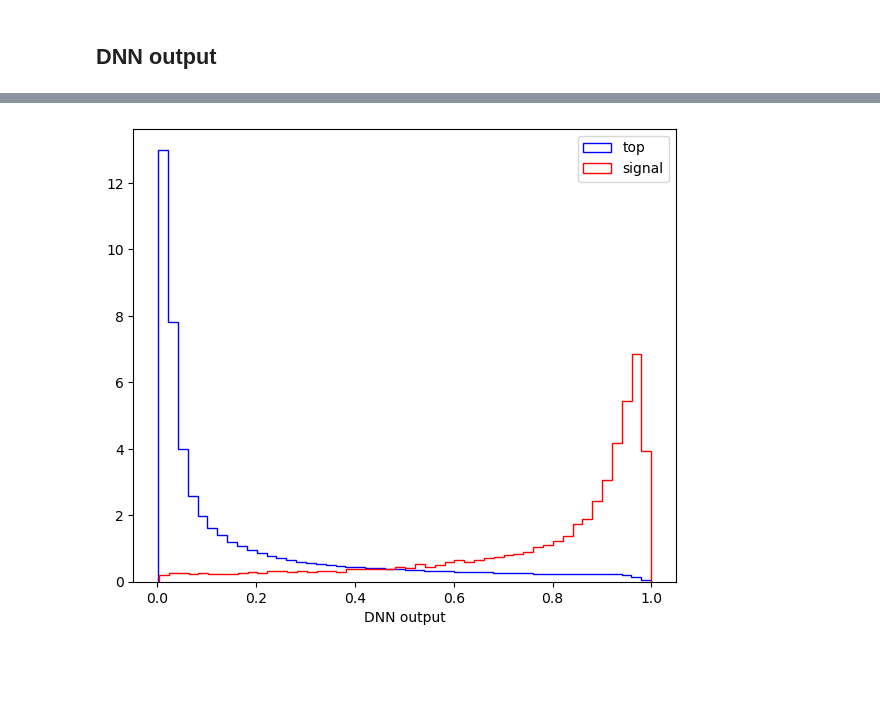
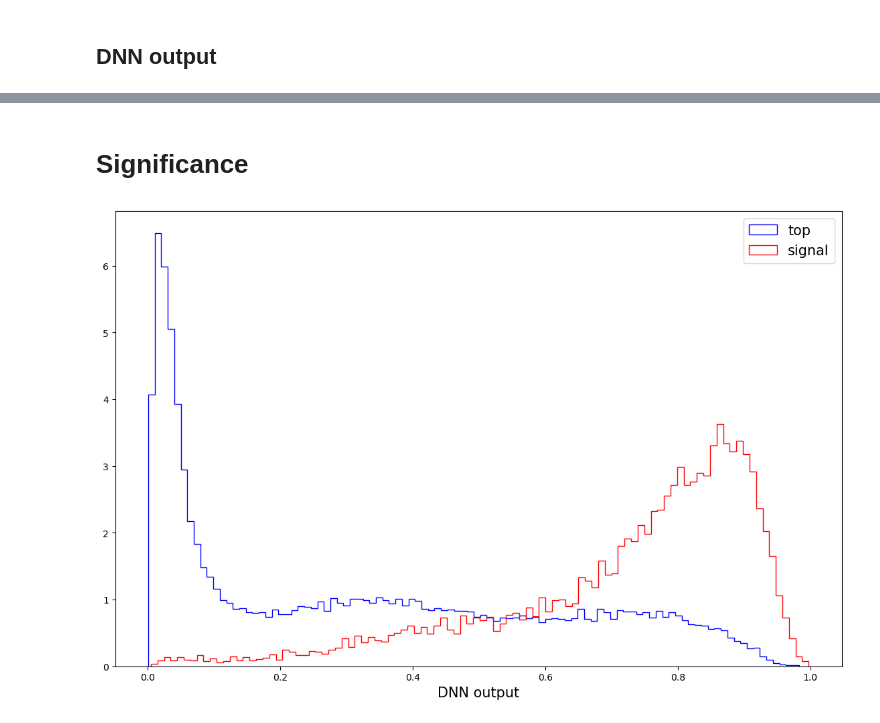
Before and after one commit to BiancaPinolini/ML_classification, a Jupyter notebook: BinningStudies.ipynb, the cells around one changed output, grey strips where cells are left out. Saved outputs shown, nothing was run; the diff lists cells and outputs as text; code cells hidden in the pictures; blank space fills up the shorter version.

Commit message:
Studies between Py e Latinos in DNN output

```diff
--- a/BinningStudies.ipynb
+++ b/BinningStudies.ipynb
@@ -23,7 +35,6 @@ config = {
 }
 # %%
 config_base_dir = os.path.join(config["base_dir"], config["plot_config"])
-
 # create the model directory
 model_dir   = os.path.join(config_base_dir, config["cut"] , "models",  config["model_version"])
 os.makedirs(model_dir, exist_ok=True)
@@ -32,8 +43,8 @@ import yaml
 model_config_file = open(model_dir + "/model_config.yml", "r")
 model_config = yaml.safe_load(model_config_file)
 
-for key in ["samples_version", "cols"]:
-    config[key] = model_config[key]
+#for key in ["samples_version", "cols"]:
+#    config[key] = model_config[key]
 # %%
 # load numpy
 samples_dir = os.path.join(config_base_dir, config["cut"] , "samples", config["samples_version"])
@@ -97,3 +146,4 @@ bkg_linf = bkg[config["cols"]].values
 # %%
-bkg["y"] = model.predict(scaler.transform(bkg_linf), batch_size=2048)
+lumi = 59.74
 signal["y"] = model.predict(scaler.transform(signal[config["cols"]].values), batch_size=2048)
+S, S_bins, _ = plt.hist(signal["y"], weights=signal.weight_*lumi, bins=30, histtype="step", color="blue")
@@ -101,0 +226,4 @@ top = bkg[bkg["sample_name"] == "top"]
+# %%
+lumi = 59.74
+bkg["y"] = model.predict(scaler.transform(bkg[config["cols"]].values), batch_size=2048)
+S, S_bins, _ = plt.hist(bkg["y"], weights=bkg.weight_*lumi, bins=30, label="Python, N = "+str(round((bkg.weight_).sum()*lumi,1)), histtype="step", color="blue")
@@ -102,12 +281,22 @@ top = bkg[bkg["sample_name"] == "top"]
+# %% [markdown]
+# Significance
+# %%
+signal["y"] = model.predict(scaler.transform(signal[config["cols"]].values), batch_size=2048)
+bkg["y"] = model.predict(scaler.transform(bkg[config["cols"]].values), batch_size=2048)
+
+top = bkg[bkg["sample_name"] == "top"]
 # %%
-fig, ax1 = plt.subplots(figsize=(7,6), dpi=100)
-plt.hist(top["y"],   bins=50, density=True, label="top",    histtype="step", color="blue")
-plt.hist(signal["y"], bins=50,density=True, label="signal", histtype="step", color="red")
-plt.xlabel("DNN output")
-plt.legend()
+lumi = 59.74
+
+fig, ax1 = plt.subplots(figsize=(14,9), dpi=100)
+
+plt.hist(top["y"], density=True,  weights=top.weight_*lumi, bins=100, label="top",  color="blue", histtype="step")
+plt.hist(signal["y"], density=True, weights=signal.weight_*lumi, bins=100, label="signal", color="red", histtype="step")
+plt.xlabel("DNN output", fontsize=15)
+plt.legend(loc="upper right", fontsize=15)
 plt.show()
 # %% [output]
-[figure, old version]
+[figure, new version]
 # %%
 from math import sqrt
 import matplotlib.patches as mpatches
```
Also changed, not shown: parts of 37 cells of this notebook.
